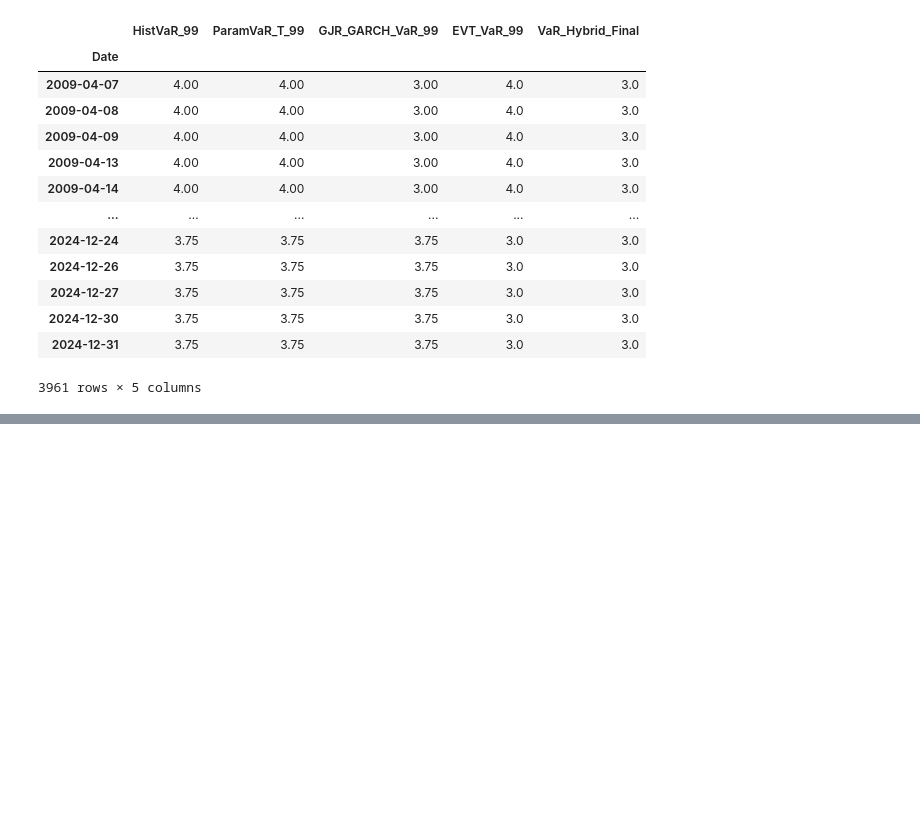
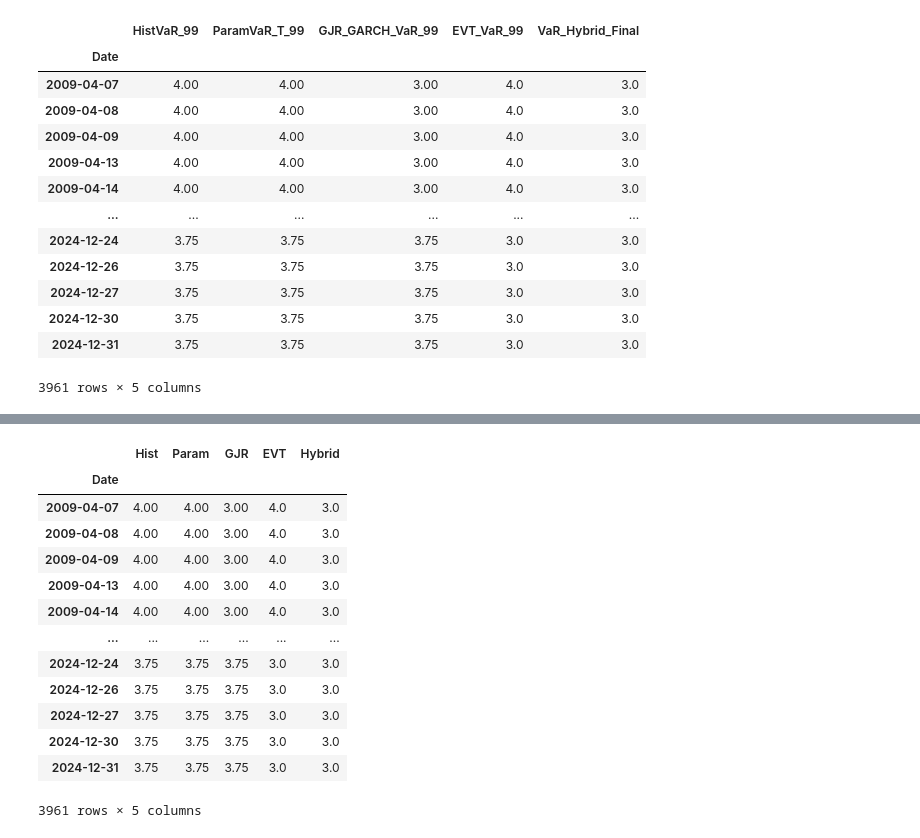
Before and after one commit to siddhantgopi/Project-Janus-Adaptive-Tail-Risk-and-Regime-Aware-VaR-Modeling, a Jupyter notebook: notebooks/08_capital_mapping.ipynb, the cells around one changed output, grey strips where cells are left out. Saved outputs shown, nothing was run; the diff lists cells and outputs as text; code cells hidden in the pictures; blank space fills up the shorter version.

```diff
--- a/notebooks/08_capital_mapping.ipynb
+++ b/notebooks/08_capital_mapping.ipynb
@@ -1213,0 +1237,23 @@ capital_multipliers_df
+# %%
+capital_multipliers_df = capital_multipliers_df.rename(columns={"HistVaR_99": "Hist"})
+capital_multipliers_df = capital_multipliers_df.rename(columns={"ParamVaR_T_99": "Param"})
+capital_multipliers_df = capital_multipliers_df.rename(columns={"GJR_GARCH_VaR_99": "GJR"})
+capital_multipliers_df = capital_multipliers_df.rename(columns={"EVT_VaR_99": "EVT"})
+capital_multipliers_df = capital_multipliers_df.rename(columns={"VaR_Hybrid_Final": "Hybrid"})
+
+capital_multipliers_df
+# %% [output]
+|  | Hist | Param | GJR | EVT | Hybrid |
+| Date |  |  |  |  |  |
+| 2009-04-07 | 4.00 | 4.00 | 3.00 | 4.0 | 3.0 |
+| 2009-04-08 | 4.00 | 4.00 | 3.00 | 4.0 | 3.0 |
+| 2009-04-09 | 4.00 | 4.00 | 3.00 | 4.0 | 3.0 |
+| 2009-04-13 | 4.00 | 4.00 | 3.00 | 4.0 | 3.0 |
+| 2009-04-14 | 4.00 | 4.00 | 3.00 | 4.0 | 3.0 |
+| ... | ... | ... | ... | ... | ... |
+| 2024-12-24 | 3.75 | 3.75 | 3.75 | 3.0 | 3.0 |
+| 2024-12-26 | 3.75 | 3.75 | 3.75 | 3.0 | 3.0 |
+| 2024-12-27 | 3.75 | 3.75 | 3.75 | 3.0 | 3.0 |
+| 2024-12-30 | 3.75 | 3.75 | 3.75 | 3.0 | 3.0 |
+| 2024-12-31 | 3.75 | 3.75 | 3.75 | 3.0 | 3.0 |
+3961 rows × 5 columns
```
Also changed, not shown: parts of 4 cells of this notebook, 1 other file.
